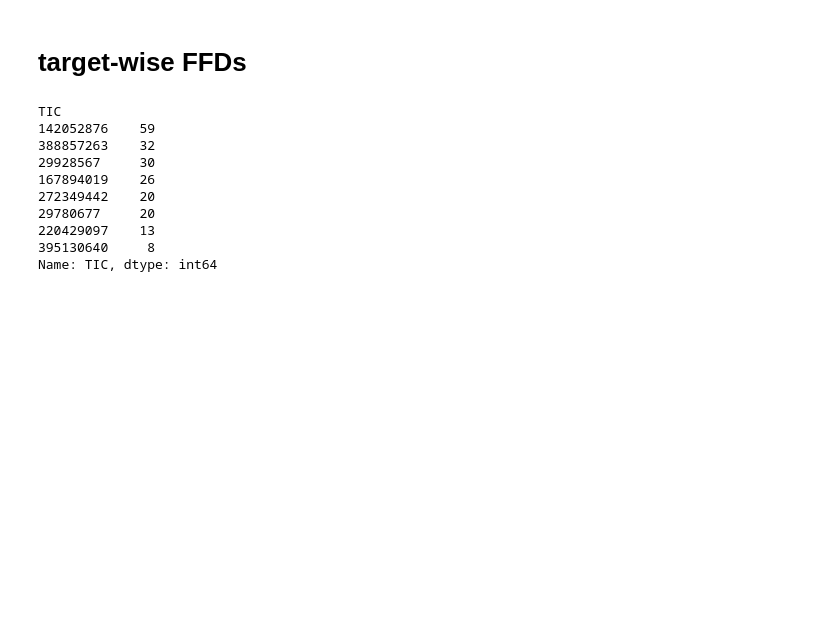
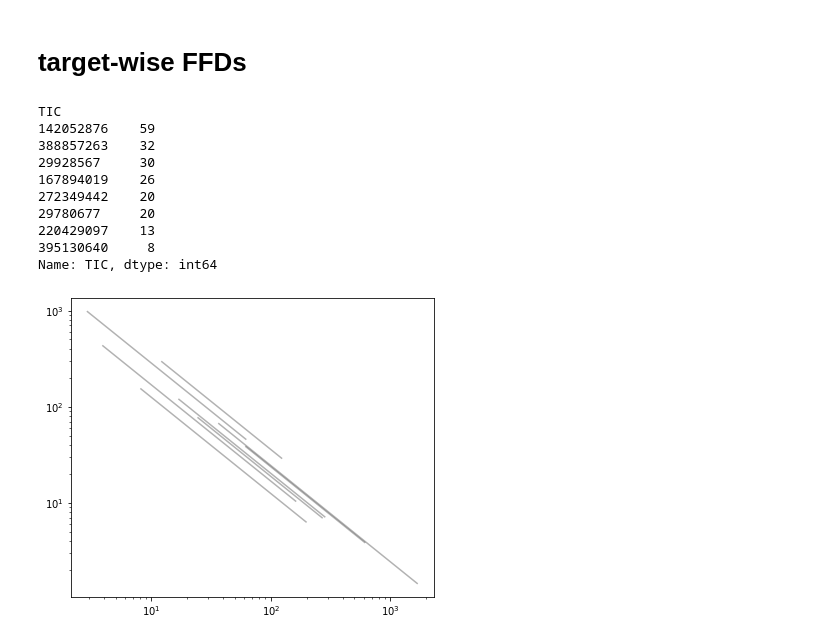
Before and after one commit to ekaterinailin/TESS_UCD_flares, a Jupyter notebook: notebook/NB5_post_analysis.ipynb, the cells around one changed output. Saved outputs shown, nothing was run; the diff lists cells and outputs as text; code cells hidden in the pictures; blank space fills up the shorter version.

Commit message:
More tinkering with FFDs. Now making FFD of individual stars.

```diff
--- a/notebook/NB5_post_analysis.ipynb
+++ b/notebook/NB5_post_analysis.ipynb
@@ -74,3 +74,23 @@ TIC
 220429097    13
 395130640     8
 Name: TIC, dtype: int64
+# %%
+p = []
+fig, ax = plt.subplots(nrows=1,ncols=1,figsize=(6.5,5.5), sharex=True, sharey=True, squeeze=True)
+s, c = 4, "k"
+for TIC in h.index:
+    d = df[df.TIC==TIC]
+    tobs =  d.groupby(["sector"]).total_n_valid_data_points.apply(lambda x: x.iloc[0]).sum()/30./24./365.25
+    ffd = FFD(f=d, tot_obs_time=tobs)
+    ffd.alpha, ffd.alpha_err = 2., 0.2
+    ed, freq, counts = ffd.ed_and_freq(energy_correction=True,
+                                recovery_probability_correction=True,
+                                 multiple_stars=False)
+    _beta, ffd.beta, ffd.beta_err = ffd.fit_beta_to_powerlaw(ed, freq*ffd.tot_obs_time)
+    a, x, y = ffd.plot_powerlaw(ax, ed, c=c, alpha=0.3)
+    p.append([x,y])
+len(p)
+plt.xscale('log')
+plt.yscale('log')
+# %% [output]
+[figure, added]
```
Also changed, not shown: parts of 4 cells of this notebook, 1 other file.
